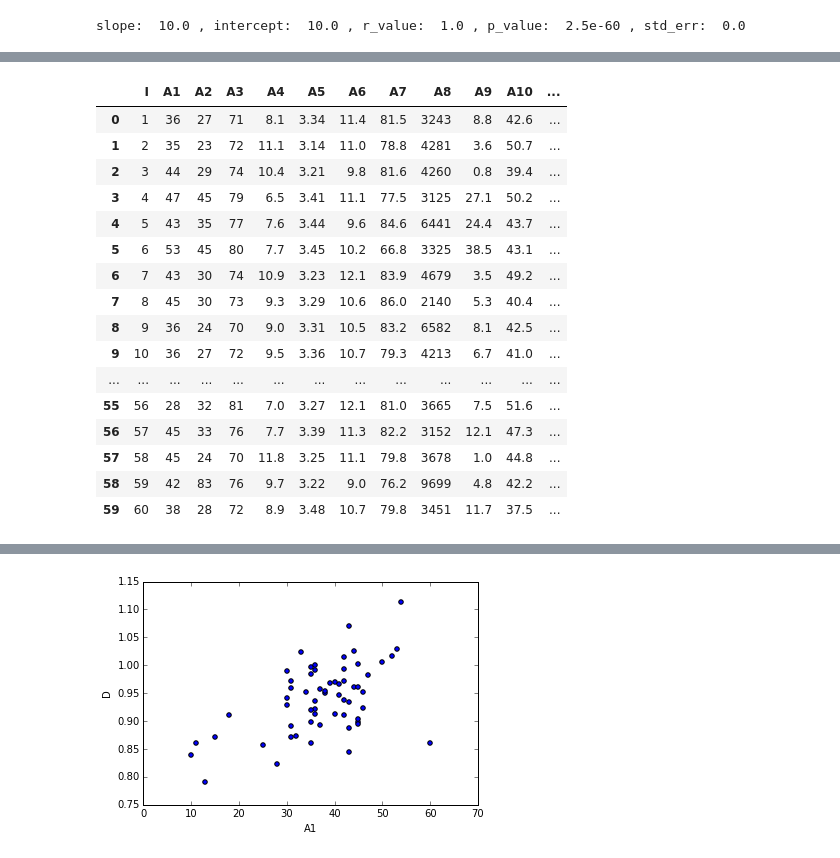
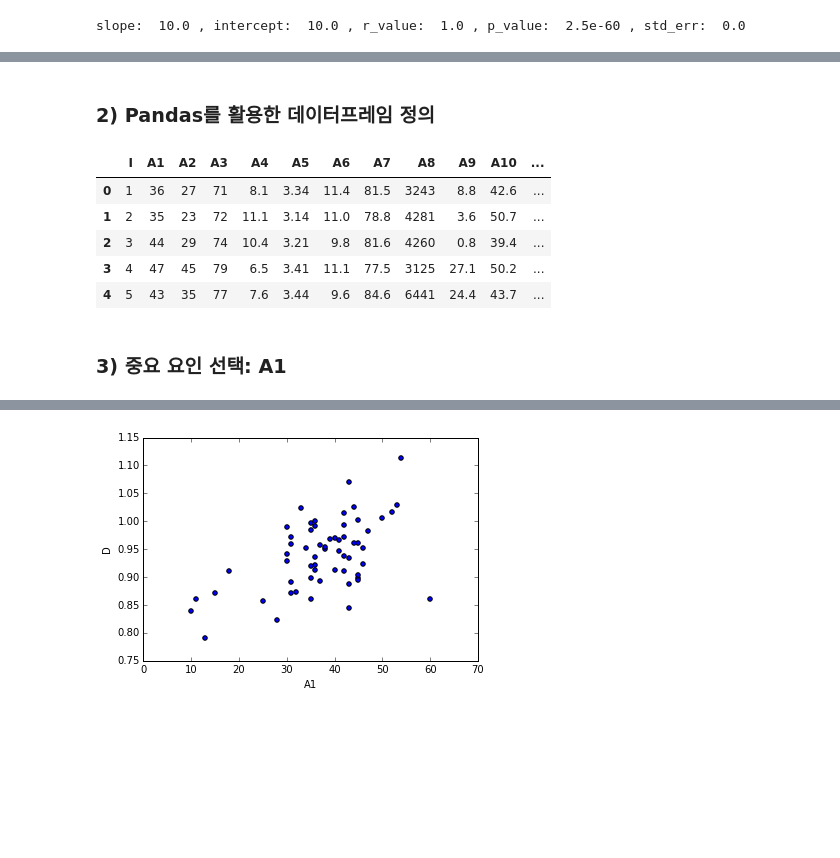
Before and after one commit to bluebibi/python-for-data-analysis, a Jupyter notebook: data_science/linear_regression.ipynb, the cells around one changed output, grey strips where cells are left out. Cells and saved outputs as stored; diff of their text form; code cells hidden in the pictures; blank space fills up the shorter version.

```diff
--- a/data_science/linear_regression.ipynb
+++ b/data_science/linear_regression.ipynb
@@ -45,3 +115,5 @@ slope:  10.0 , intercept:  10.0 , r_value:  1.0 , p_value:  2.5e-60 , std_err:
+# %% [markdown]
+### 2) Pandas를 활용한 데이터프레임 정의
 # %%
 import urllib2
 import json
@@ -50,25 +122,16 @@ path = 'https://raw.githubusercontent.com/bluebibi/python-for-data-analysis/mast
 raw_csv = urllib2.urlopen(path)
 df = pd.read_csv(raw_csv)
 # %%
-df
+df.head()
 # %% [output]
 |  | I | A1 | A2 | A3 | A4 | A5 | A6 | A7 | A8 | A9 | A10 | ... |
 | 0 | 1 | 36 | 27 | 71 | 8.1 | 3.34 | 11.4 | 81.5 | 3243 | 8.8 | 42.6 | ... |
 | 1 | 2 | 35 | 23 | 72 | 11.1 | 3.14 | 11.0 | 78.8 | 4281 | 3.6 | 50.7 | ... |
 | 2 | 3 | 44 | 29 | 74 | 10.4 | 3.21 | 9.8 | 81.6 | 4260 | 0.8 | 39.4 | ... |
 | 3 | 4 | 47 | 45 | 79 | 6.5 | 3.41 | 11.1 | 77.5 | 3125 | 27.1 | 50.2 | ... |
 | 4 | 5 | 43 | 35 | 77 | 7.6 | 3.44 | 9.6 | 84.6 | 6441 | 24.4 | 43.7 | ... |
-| 5 | 6 | 53 | 45 | 80 | 7.7 | 3.45 | 10.2 | 66.8 | 3325 | 38.5 | 43.1 | ... |
-| 6 | 7 | 43 | 30 | 74 | 10.9 | 3.23 | 12.1 | 83.9 | 4679 | 3.5 | 49.2 | ... |
-| 7 | 8 | 45 | 30 | 73 | 9.3 | 3.29 | 10.6 | 86.0 | 2140 | 5.3 | 40.4 | ... |
-| 8 | 9 | 36 | 24 | 70 | 9.0 | 3.31 | 10.5 | 83.2 | 6582 | 8.1 | 42.5 | ... |
-| 9 | 10 | 36 | 27 | 72 | 9.5 | 3.36 | 10.7 | 79.3 | 4213 | 6.7 | 41.0 | ... |
-| ... | ... | ... | ... | ... | ... | ... | ... | ... | ... | ... | ... | ... |
-| 55 | 56 | 28 | 32 | 81 | 7.0 | 3.27 | 12.1 | 81.0 | 3665 | 7.5 | 51.6 | ... |
-| 56 | 57 | 45 | 33 | 76 | 7.7 | 3.39 | 11.3 | 82.2 | 3152 | 12.1 | 47.3 | ... |
-| 57 | 58 | 45 | 24 | 70 | 11.8 | 3.25 | 11.1 | 79.8 | 3678 | 1.0 | 44.8 | ... |
-| 58 | 59 | 42 | 83 | 76 | 9.7 | 3.22 | 9.0 | 76.2 | 9699 | 4.8 | 42.2 | ... |
-| 59 | 60 | 38 | 28 | 72 | 8.9 | 3.48 | 10.7 | 79.8 | 3451 | 11.7 | 37.5 | ... |
+# %% [markdown]
+### 3) 중요 요인 선택: A1
 # %%
 df2 = df[['A1','D']]
 # %%
```
Also changed, not shown: parts of 38 cells of this notebook, 1 other file.
